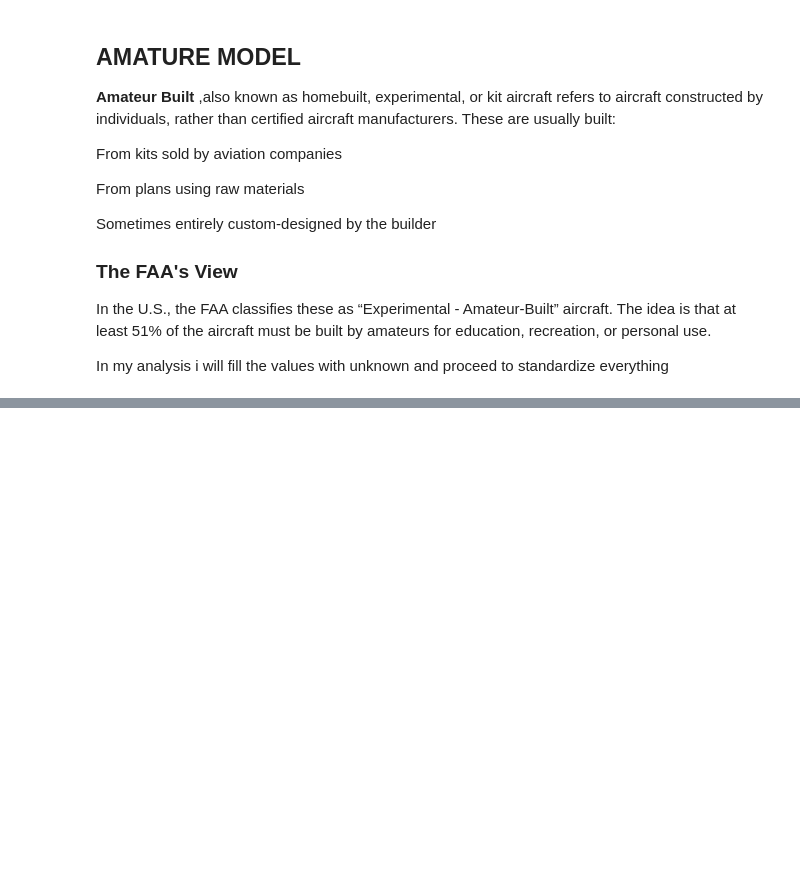
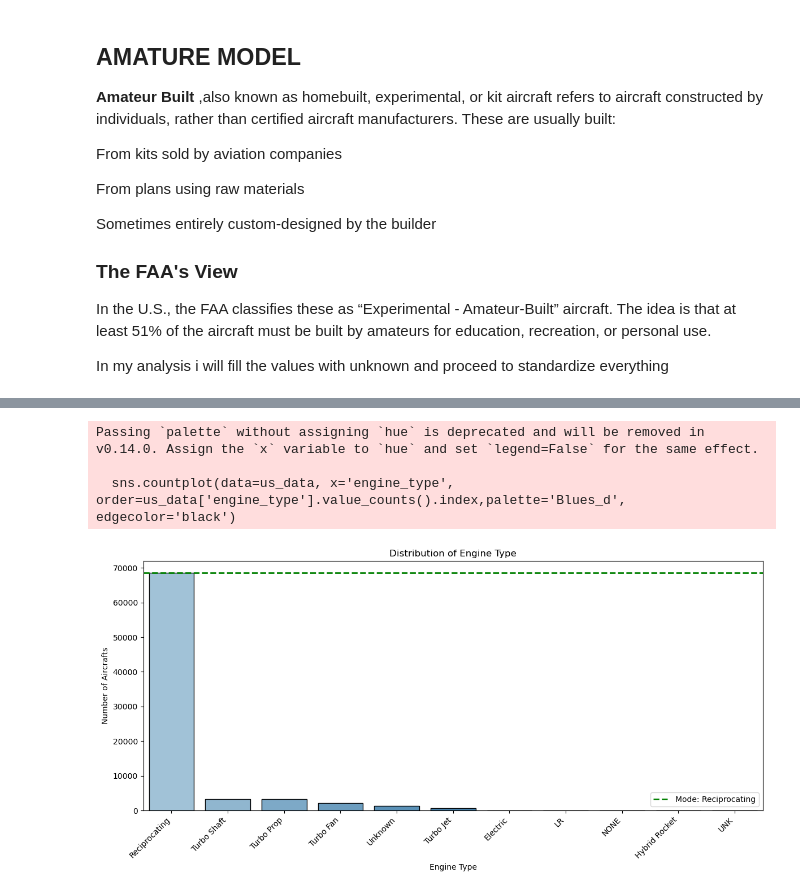
Before and after one commit to Arasirwa/DSFT-13-END-OF-PHASE-PROJECT, a Jupyter notebook: end-of-phase-1.ipynb, the cells around one changed output, grey strips where cells are left out. Drawn from its saved outputs; the diff is of its cells as text; code cells hidden in the pictures; blank space fills up the shorter version.

```diff
--- a/end-of-phase-1.ipynb
+++ b/end-of-phase-1.ipynb
@@ -1800,0 +2399,2 @@ dtype: int64
+# %%
+us_data['number_of_engines'] = us_data['number_of_engines'].fillna(1)
@@ -1800,0 +2455,21 @@ dtype: int64
+# %%
+
+plt.figure(figsize=(12, 6))
+
+sns.countplot(data=us_data, x='engine_type', order=us_data['engine_type'].value_counts().index,palette='Blues_d', edgecolor='black')
+
+mode_val = us_data['engine_type'].mode()[0]
+plt.axhline(us_data['engine_type'].value_counts().max(), color='green', linestyle='--',label=f'Mode: {mode_val}', linewidth=2)
+
+plt.title('Distribution of Engine Type')
+plt.xlabel('Engine Type')
+plt.ylabel('Number of Aircrafts')
+plt.xticks(rotation=45, ha='right')
+plt.legend()
+plt.tight_layout()
+plt.show()
+# %% [output]
+Passing `palette` without assigning `hue` is deprecated and will be removed in v0.14.0. Assign the `x` variable to `hue` and set `legend=False` for the same effect.
+
+  sns.countplot(data=us_data, x='engine_type', order=us_data['engine_type'].value_counts().index,palette='Blues_d', edgecolor='black')
+[figure, added]
```
Also changed, not shown: parts of 46 cells of this notebook.
